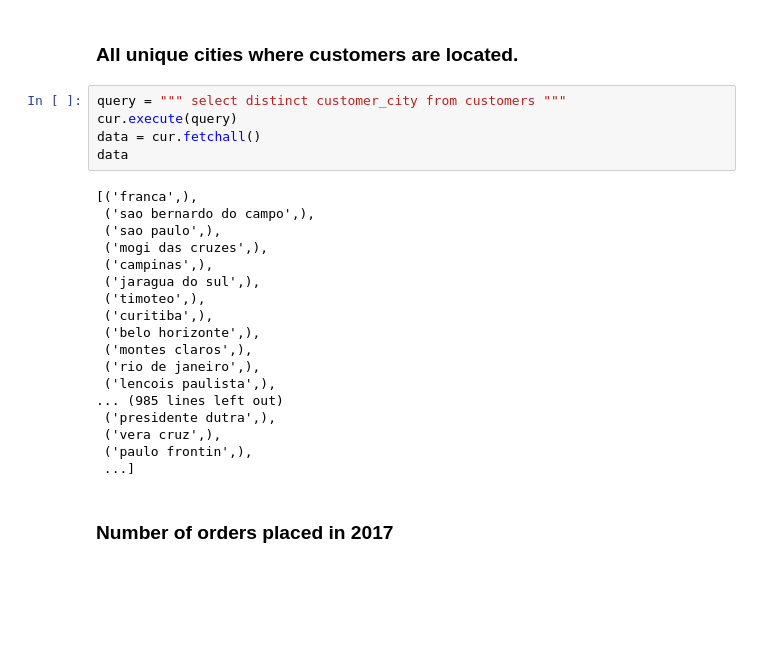
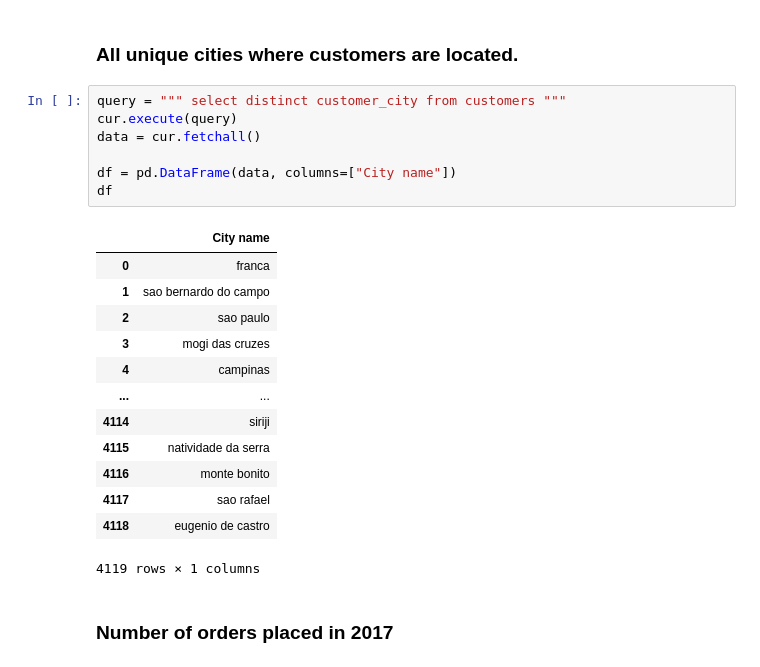
Before and after one commit to swaruppanda11/e-Commerce-Target-Sales-Dataset-Analysis-and-Visualization, a Jupyter notebook: Script.ipynb, the cells around one changed output. Drawn from its saved outputs; the diff is of its cells as text; blank space fills up the shorter version.

```diff
--- a/Script.ipynb
+++ b/Script.ipynb
@@ -106,26 +110,24 @@ cur = db.cursor()
 # %%
 query = """ select distinct customer_city from customers """
 cur.execute(query)
 data = cur.fetchall()
-data
+
+df = pd.DataFrame(data, columns=["City name"])
+df
 # %% [output]
+|  | City name |
+| 0 | franca |
+| 1 | sao bernardo do campo |
+| 2 | sao paulo |
+| 3 | mogi das cruzes |
+| 4 | campinas |
+| ... | ... |
+| 4114 | siriji |
+| 4115 | natividade da serra |
+| 4116 | monte bonito |
+| 4117 | sao rafael |
+| 4118 | eugenio de castro |
-[('franca',),
- ('sao bernardo do campo',),
- ('sao paulo',),
- ('mogi das cruzes',),
- ('campinas',),
- ('jaragua do sul',),
- ('timoteo',),
- ('curitiba',),
- ('belo horizonte',),
- ('montes claros',),
- ('rio de janeiro',),
- ('lencois paulista',),
-... (985 lines left out)
- ('presidente dutra',),
- ('vera cruz',),
- ('paulo frontin',),
- ...]
+4119 rows × 1 columns
 # %% [markdown]
 ### Number of orders placed in 2017
 # %%
```
Also changed, not shown: parts of 5 cells of this notebook.
